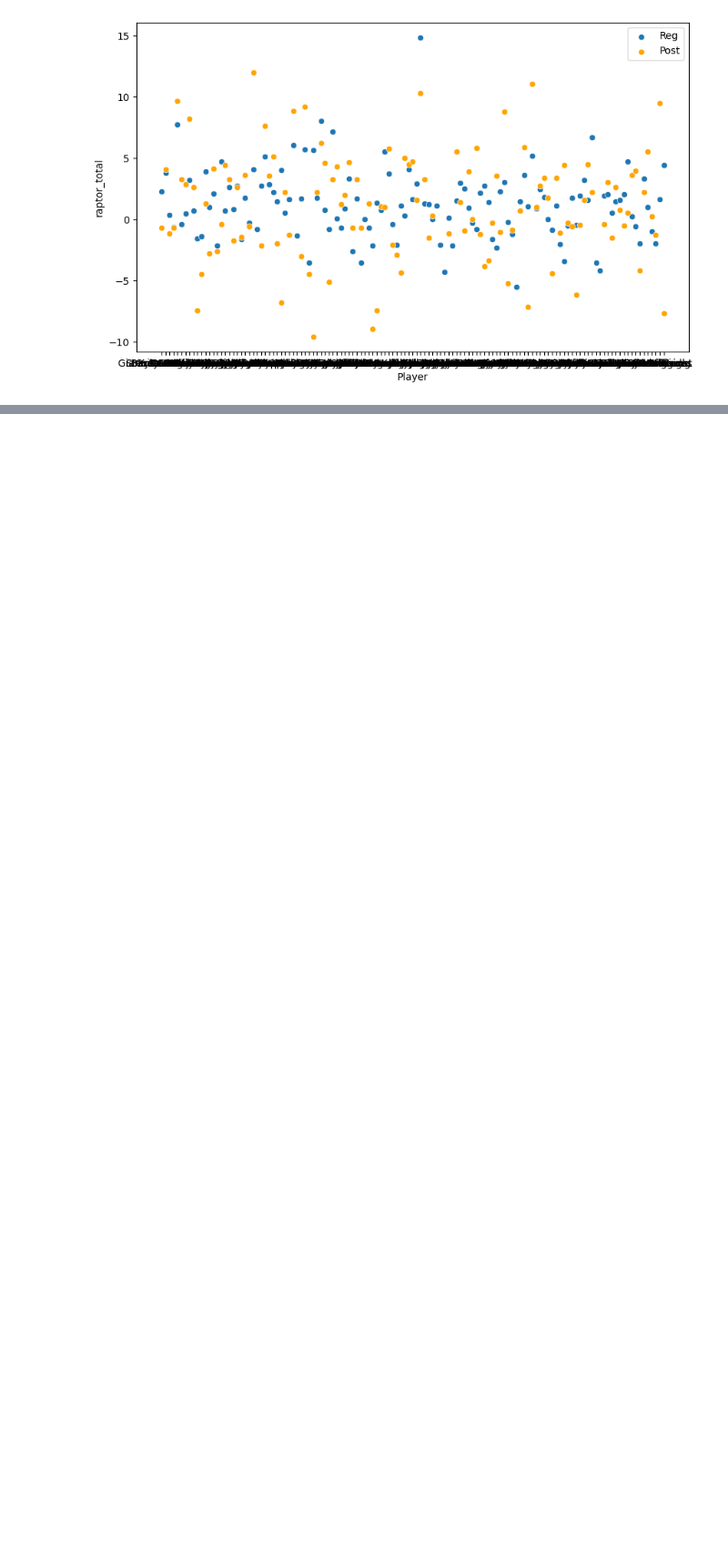
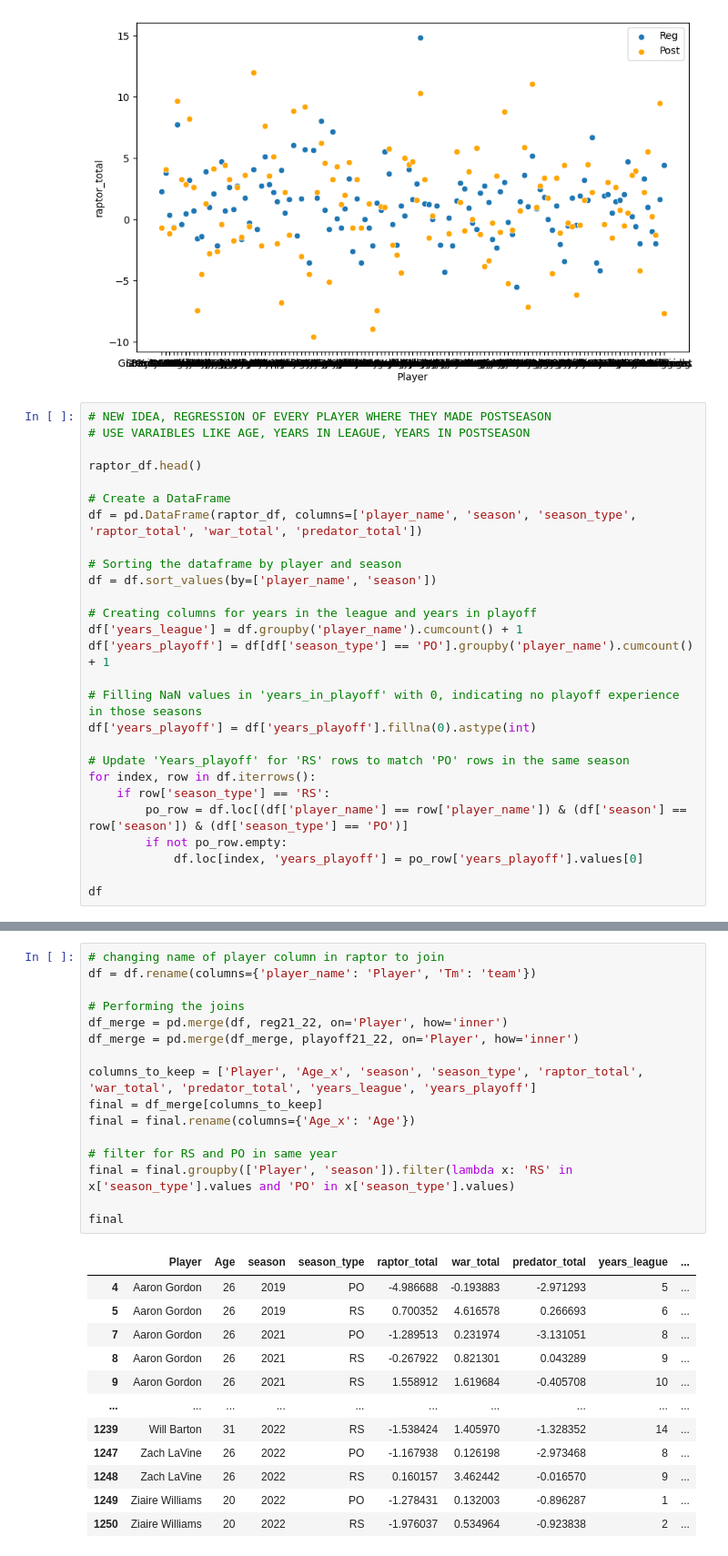
Before and after one commit to samthemanwise/Stat386Project, a Jupyter notebook: playground.ipynb, the cells around one changed output, grey strips where cells are left out. Shown: that part at 91% size. Cells and saved outputs as stored; diff of their text form; blank space fills up the shorter version.

```diff
--- a/playground.ipynb
+++ b/playground.ipynb
@@ -197,3 +172,30 @@ plt.legend()
 plt.show()
 # %% [output]
 [figure]
+# %%
+# NEW IDEA, REGRESSION OF EVERY PLAYER WHERE THEY MADE POSTSEASON
+# USE VARAIBLES LIKE AGE, YEARS IN LEAGUE, YEARS IN POSTSEASON
+
+raptor_df.head()
+
+# Create a DataFrame
+df = pd.DataFrame(raptor_df, columns=['player_name', 'season', 'season_type', 'raptor_total', 'war_total', 'predator_total'])
+
+# Sorting the dataframe by player and season
+df = df.sort_values(by=['player_name', 'season'])
+
+# Creating columns for years in the league and years in playoff
+df['years_league'] = df.groupby('player_name').cumcount() + 1
+df['years_playoff'] = df[df['season_type'] == 'PO'].groupby('player_name').cumcount() + 1
+
+# Filling NaN values in 'years_in_playoff' with 0, indicating no playoff experience in those seasons
+df['years_playoff'] = df['years_playoff'].fillna(0).astype(int)
+
+# Update 'Years_playoff' for 'RS' rows to match 'PO' rows in the same season
+for index, row in df.iterrows():
+    if row['season_type'] == 'RS':
+        po_row = df.loc[(df['player_name'] == row['player_name']) & (df['season'] == row['season']) & (df['season_type'] == 'PO')]
+        if not po_row.empty:
+            df.loc[index, 'years_playoff'] = po_row['years_playoff'].values[0]
+
+df
@@ -199,0 +216,29 @@ plt.show()
+# %%
+# changing name of player column in raptor to join
+df = df.rename(columns={'player_name': 'Player', 'Tm': 'team'})
+
+# Performing the joins
+df_merge = pd.merge(df, reg21_22, on='Player', how='inner')
+df_merge = pd.merge(df_merge, playoff21_22, on='Player', how='inner')
+
+columns_to_keep = ['Player', 'Age_x', 'season', 'season_type', 'raptor_total', 'war_total', 'predator_total', 'years_league', 'years_playoff']
+final = df_merge[columns_to_keep]
+final = final.rename(columns={'Age_x': 'Age'})
+
+# filter for RS and PO in same year
+final = final.groupby(['Player', 'season']).filter(lambda x: 'RS' in x['season_type'].values and 'PO' in x['season_type'].values)
+
+final
+# %% [output]
+|  | Player | Age | season | season_type | raptor_total | war_total | predator_total | years_league | ... |
+| 4 | Aaron Gordon | 26 | 2019 | PO | -4.986688 | -0.193883 | -2.971293 | 5 | ... |
+| 5 | Aaron Gordon | 26 | 2019 | RS | 0.700352 | 4.616578 | 0.266693 | 6 | ... |
+| 7 | Aaron Gordon | 26 | 2021 | PO | -1.289513 | 0.231974 | -3.131051 | 8 | ... |
+| 8 | Aaron Gordon | 26 | 2021 | RS | -0.267922 | 0.821301 | 0.043289 | 9 | ... |
+| 9 | Aaron Gordon | 26 | 2021 | RS | 1.558912 | 1.619684 | -0.405708 | 10 | ... |
+| ... | ... | ... | ... | ... | ... | ... | ... | ... | ... |
+| 1239 | Will Barton | 31 | 2022 | RS | -1.538424 | 1.405970 | -1.328352 | 14 | ... |
+| 1247 | Zach LaVine | 26 | 2022 | PO | -1.167938 | 0.126198 | -2.973468 | 8 | ... |
+| 1248 | Zach LaVine | 26 | 2022 | RS | 0.160157 | 3.462442 | -0.016570 | 9 | ... |
+| 1249 | Ziaire Williams | 20 | 2022 | PO | -1.278431 | 0.132003 | -0.896287 | 1 | ... |
+| 1250 | Ziaire Williams | 20 | 2022 | RS | -1.976037 | 0.534964 | -0.923838 | 2 | ... |
```
Also changed, not shown: parts of 16 cells of this notebook.
